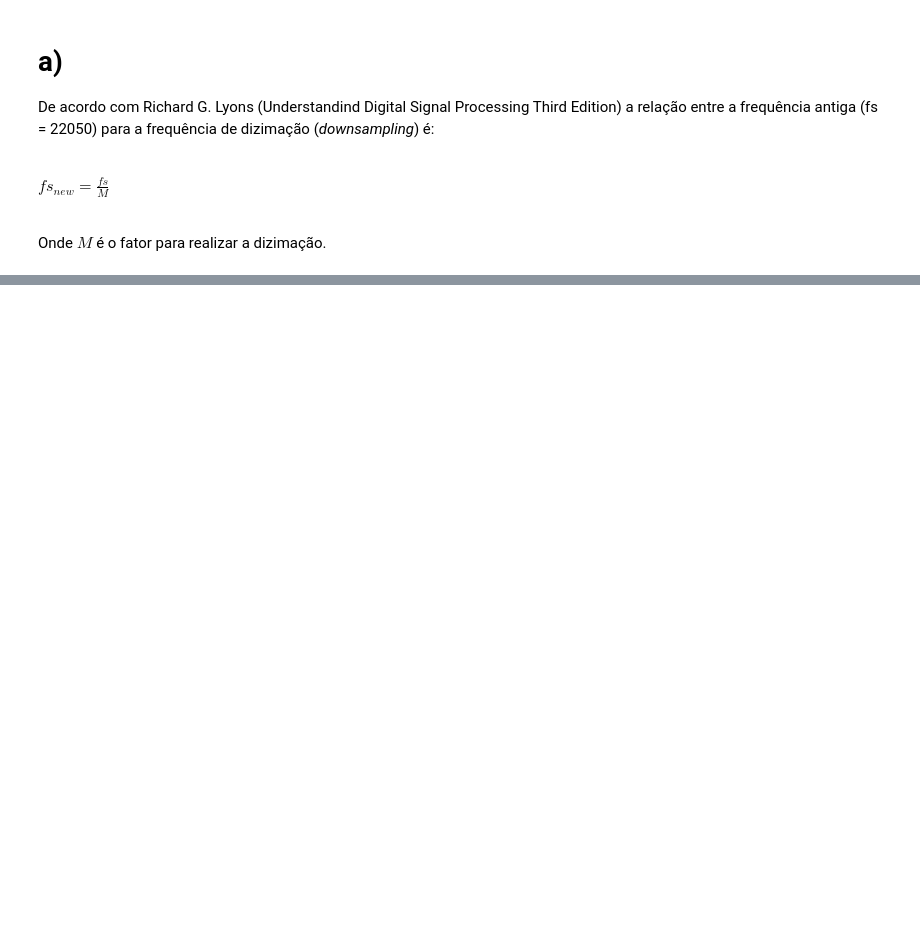
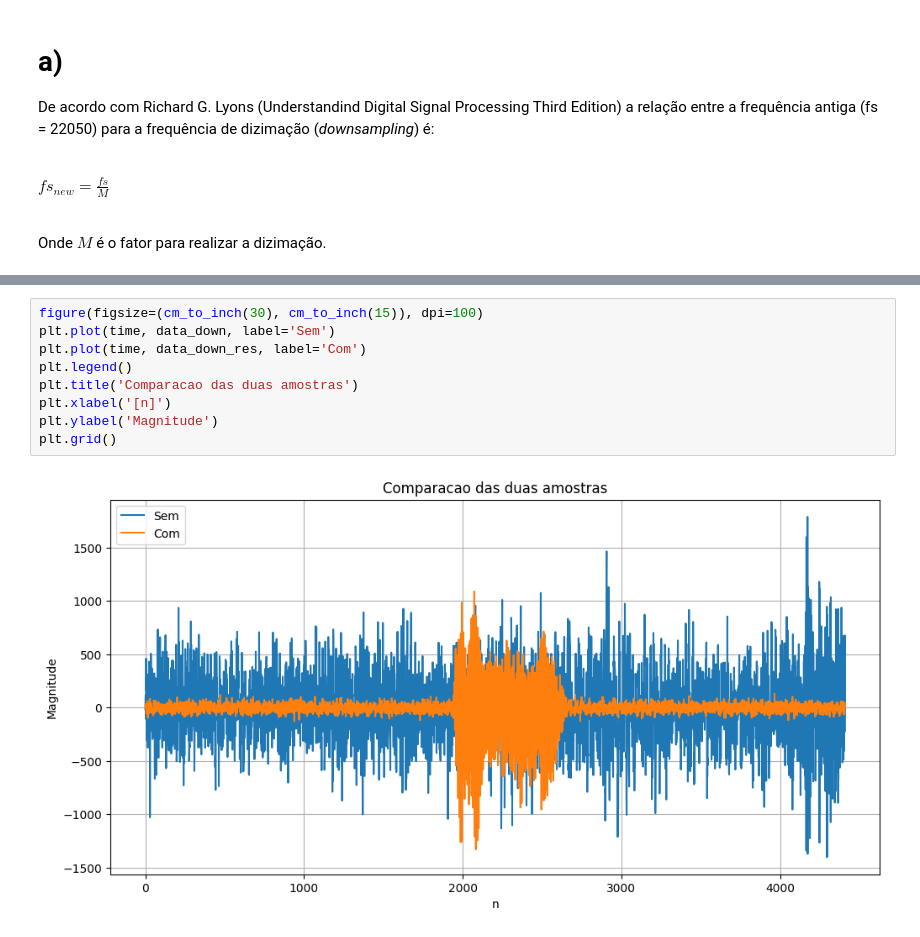
Before and after one commit to andrevale99/PDS_DCA0118, a Jupyter notebook: Estudos/PDS_python_Multitaxa.ipynb, the cells around one changed output, grey strips where cells are left out. Drawn from its saved outputs; the diff is of its cells as text; blank space fills up the shorter version.

```diff
--- a/Estudos/PDS_python_Multitaxa.ipynb
+++ b/Estudos/PDS_python_Multitaxa.ipynb
@@ -72,0 +113,11 @@ plt.plot(time, data_down)
+# %%
+figure(figsize=(cm_to_inch(30), cm_to_inch(15)), dpi=100)
+plt.plot(time, data_down, label='Sem')
+plt.plot(time, data_down_res, label='Com')
+plt.legend()
+plt.title('Comparacao das duas amostras')
+plt.xlabel('[n]')
+plt.ylabel('Magnitude')
+plt.grid()
+# %% [output]
+[figure, added]
```
Also changed, not shown: parts of 6 cells of this notebook.
